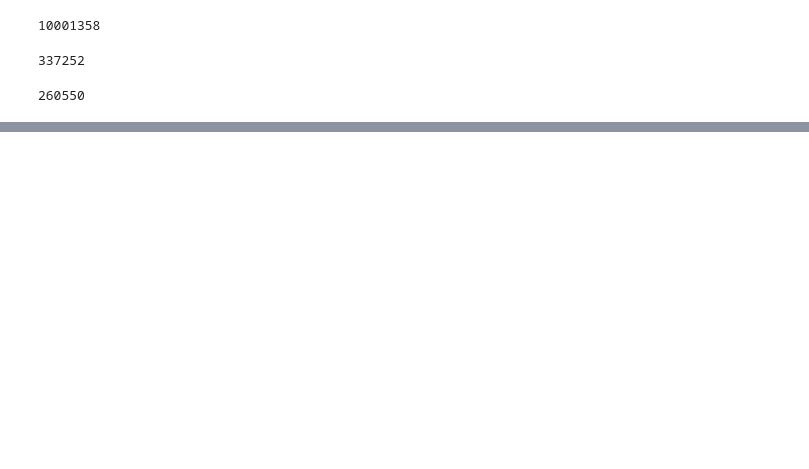
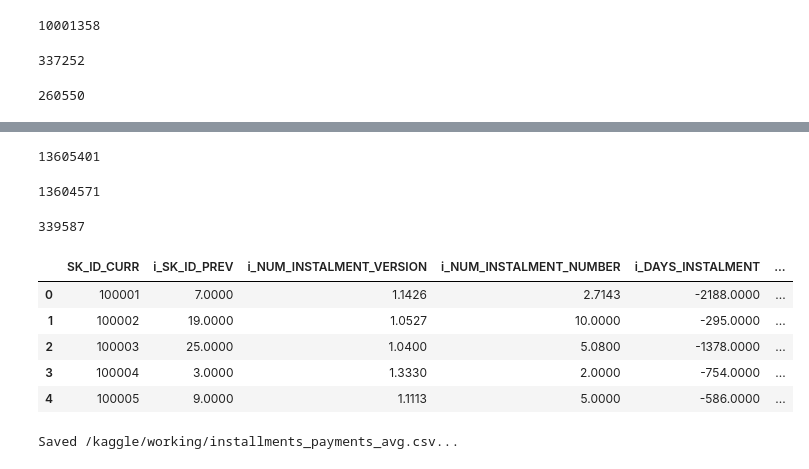
Before and after one commit to amithsbhat/Capstone-Home-Credit-Default-Risk, a Jupyter notebook: eda-home-credit-default-risk.ipynb, the cells around one changed output, grey strips where cells are left out. Drawn from its saved outputs; the diff is of its cells as text; code cells hidden in the pictures; blank space fills up the shorter version.

```diff
--- a/eda-home-credit-default-risk.ipynb
+++ b/eda-home-credit-default-risk.ipynb
@@ -1156,0 +1190,38 @@ save_file(df_POS_CASH_balance_avg, 'POS_CASH_balance_avg')
+# %%
+## count the number of previous installments
+cnt_inst = df_installments_payments[['SK_ID_CURR', 'SK_ID_PREV']].groupby('SK_ID_CURR').count()
+df_installments_payments['SK_ID_PREV'] = df_installments_payments['SK_ID_CURR'].map(cnt_inst['SK_ID_PREV'])
+# %%
+len(df_installments_payments)
+# %% [output]
+13605401
+# %%
+df_installments_payments.drop_duplicates(inplace=True)
+# %%
+len(df_installments_payments)
+# %% [output]
+13604571
+# %%
+## Average values for all other variables in installments payments
+avg_inst = df_installments_payments.groupby('SK_ID_CURR').mean()
+avg_inst.columns = ['i_' + f_ for f_ in avg_inst.columns]
+#df = df.merge(right=avg_inst.reset_index(), how='left', on='SK_ID_CURR')
+# %%
+df_installments_payments = avg_inst.reset_index()
+# %%
+len(df_installments_payments)
+# %% [output]
+339587
+# %%
+display(df_installments_payments.head())
+# %% [output]
+|  | SK_ID_CURR | i_SK_ID_PREV | i_NUM_INSTALMENT_VERSION | i_NUM_INSTALMENT_NUMBER | i_DAYS_INSTALMENT | ... |
+| 0 | 100001 | 7.0000 | 1.1426 | 2.7143 | -2188.0000 | ... |
+| 1 | 100002 | 19.0000 | 1.0527 | 10.0000 | -295.0000 | ... |
+| 2 | 100003 | 25.0000 | 1.0400 | 5.0800 | -1378.0000 | ... |
+| 3 | 100004 | 3.0000 | 1.3330 | 2.0000 | -754.0000 | ... |
+| 4 | 100005 | 9.0000 | 1.1113 | 5.0000 | -586.0000 | ... |
+# %%
+save_file(df_installments_payments, 'installments_payments_avg')
+# %% [output]
+Saved /kaggle/working/installments_payments_avg.csv...
```
Also changed, not shown: parts of 14 cells of this notebook.
